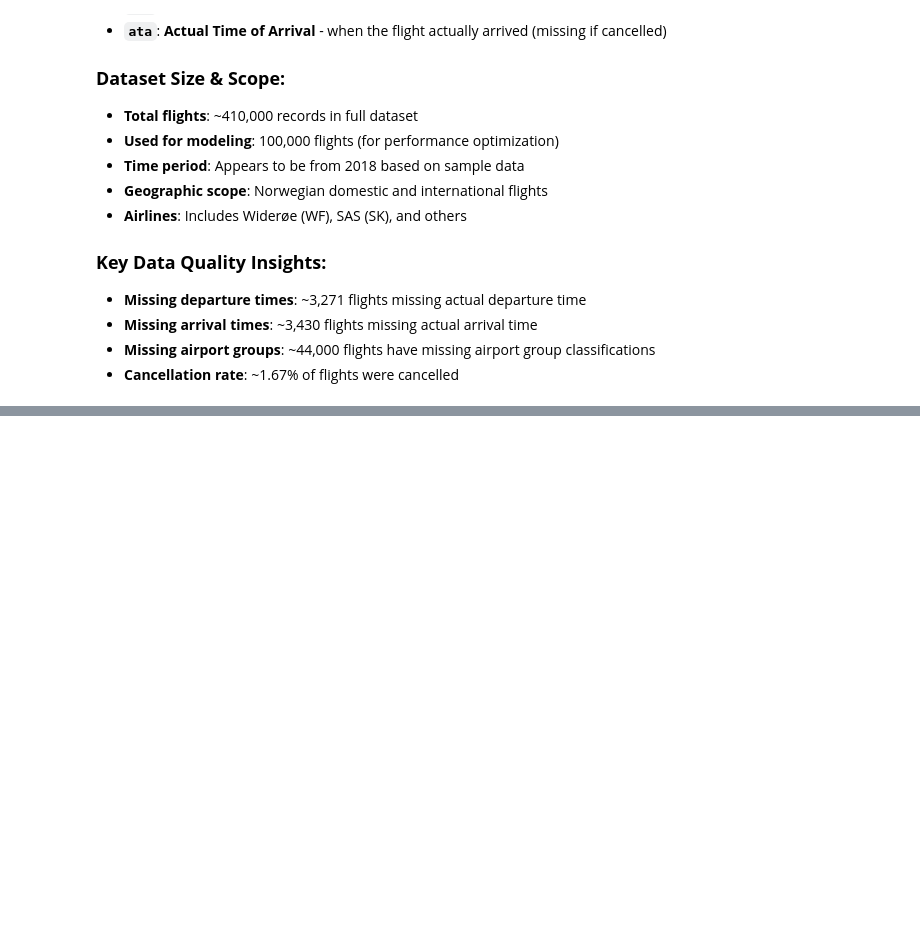
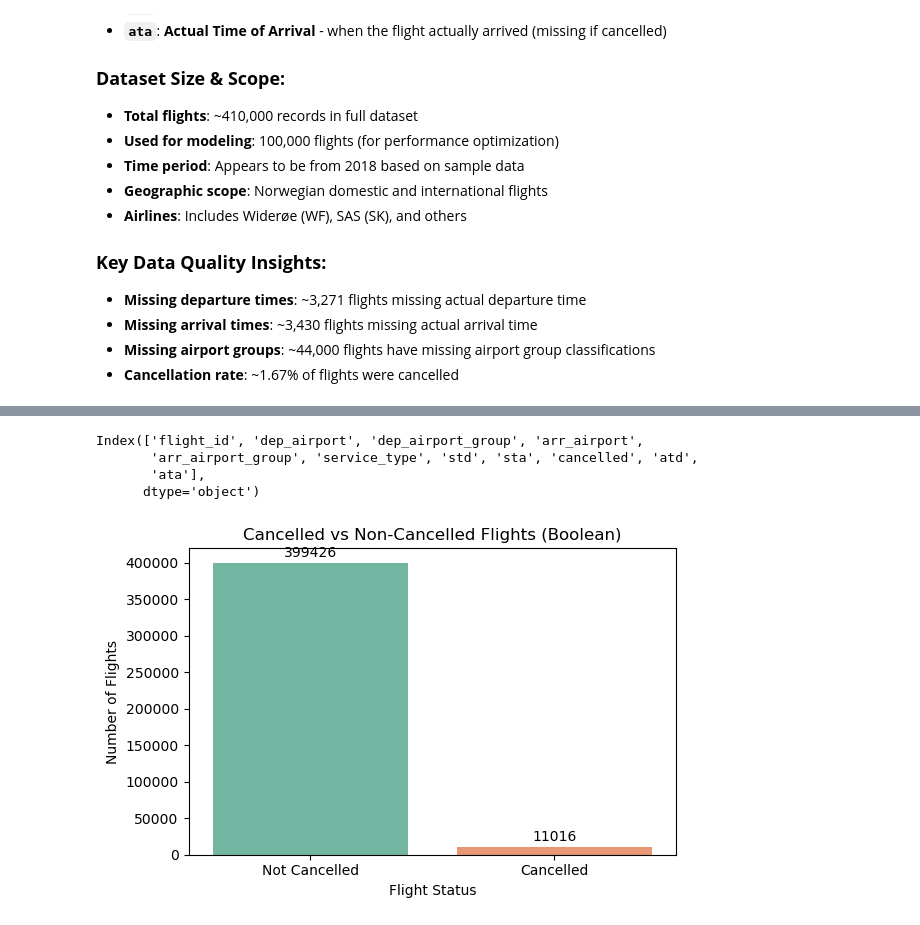
Before and after one commit to tobiasfremming/AvinorHackathon, a Jupyter notebook: prediction/testing_cancelled.ipynb, the cells around one changed output, grey strips where cells are left out. Cells and saved outputs as stored; diff of their text form; code cells hidden in the pictures; blank space fills up the shorter version.

```diff
--- a/prediction/testing_cancelled.ipynb
+++ b/prediction/testing_cancelled.ipynb
@@ -202,4 +158,32 @@ Loaded 250,000 rows...
 50%         0.000000
 75%         0.000000
 max         1.000000
+# %%
+print(df.columns)
+# %% [output]
+Index(['flight_id', 'dep_airport', 'dep_airport_group', 'arr_airport',
+       'arr_airport_group', 'service_type', 'std', 'sta', 'cancelled', 'atd',
+       'ata'],
+      dtype='object')
+# %%
+# Plot cancelled vs non-cancelled flights (boolean categories)
+import matplotlib.pyplot as plt
+import seaborn as sns
+
+# Convert 'cancelled' to boolean for plotting
+cancel_bool = df['cancelled'].astype(bool)
+cancel_counts = cancel_bool.value_counts().sort_index()
+labels = ['Not Cancelled', 'Cancelled']
+
+plt.figure(figsize=(6,4))
+sns.barplot(x=labels, y=cancel_counts.values, palette='Set2')
+plt.title('Cancelled vs Non-Cancelled Flights (Boolean)')
+plt.ylabel('Number of Flights')
+plt.xlabel('Flight Status')
+for i, v in enumerate(cancel_counts.values):
+    plt.text(i, v + max(cancel_counts.values)*0.01, str(v), ha='center', va='bottom')
+plt.tight_layout()
+plt.show()
+# %% [output]
+[figure, added]
 # %%
```
Also changed, not shown: parts of 13 cells of this notebook, 3 other files.
